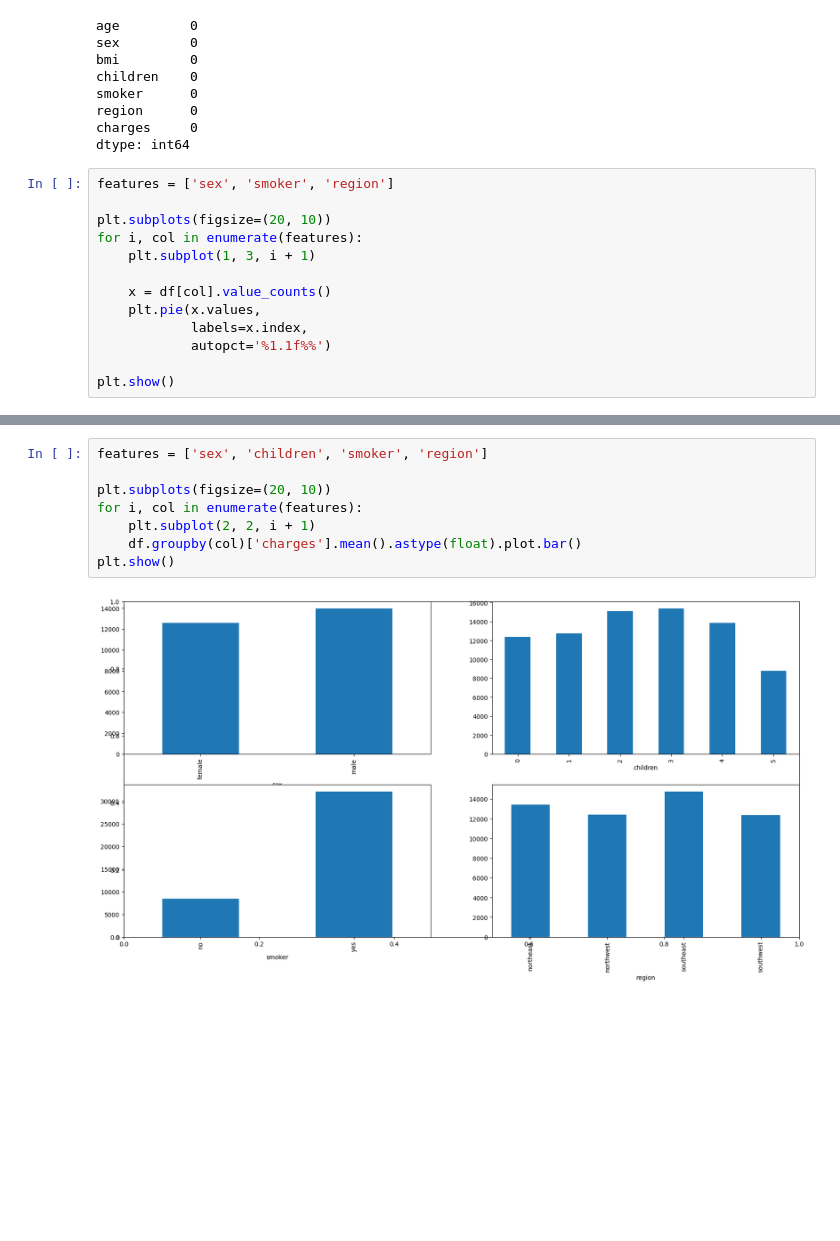
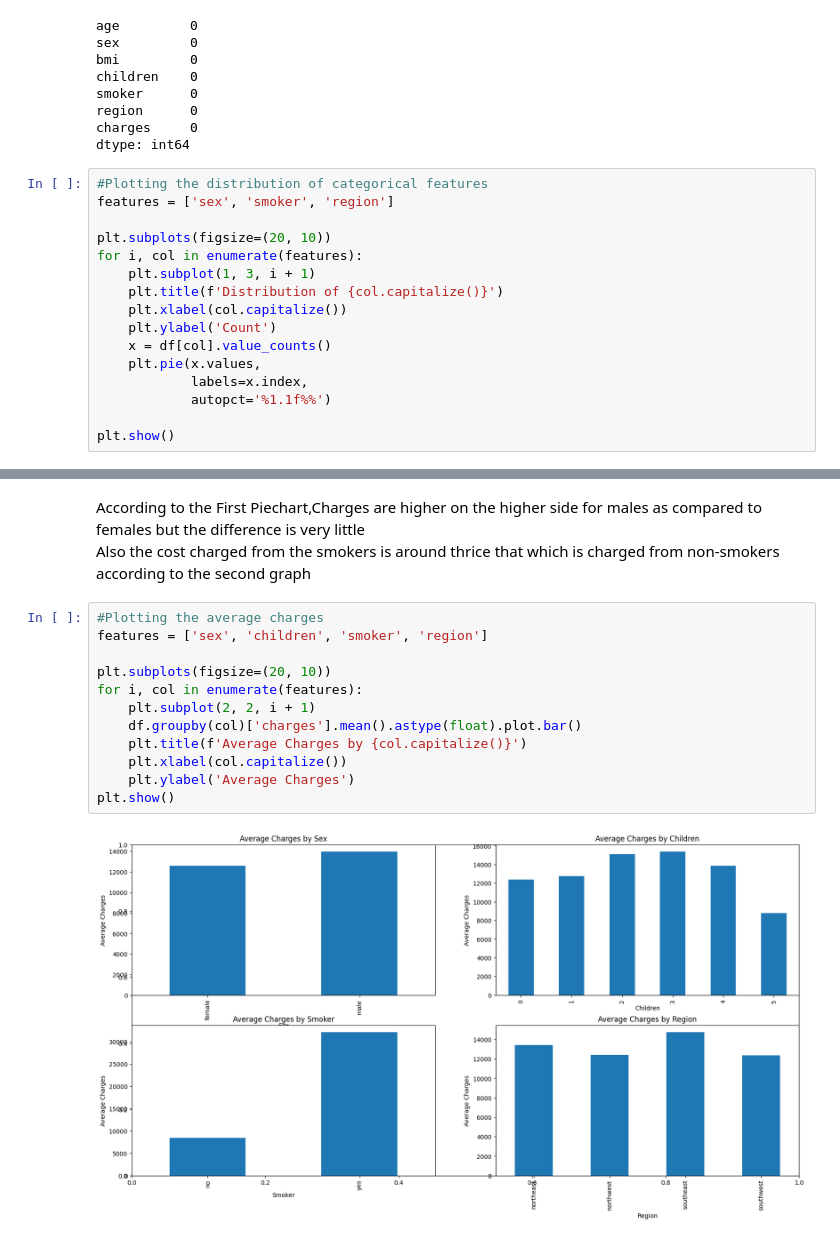
Before and after one commit to anthonybyamugisha/Insurance-Cost-Prediction-Model, a Jupyter notebook: insurance_cost.ipynb, the cells around one changed output, grey strips where cells are left out. Saved outputs shown, nothing was run; the diff lists cells and outputs as text; blank space fills up the shorter version.

```diff
--- a/insurance_cost.ipynb
+++ b/insurance_cost.ipynb
@@ -71,12 +71,15 @@ region      0
 charges     0
 dtype: int64
 # %%
+#Plotting the distribution of categorical features
 features = ['sex', 'smoker', 'region']
 
 plt.subplots(figsize=(20, 10))
 for i, col in enumerate(features):
     plt.subplot(1, 3, i + 1)
-
+    plt.title(f'Distribution of {col.capitalize()}')
+    plt.xlabel(col.capitalize())
+    plt.ylabel('Count')
     x = df[col].value_counts()
     plt.pie(x.values,
             labels=x.index,
@@ -88,10 +91,17 @@ plt.show()
+# %% [markdown]
+According to the First Piechart,Charges are higher on the higher side for males as compared to females but the difference is very little
+Also the cost charged from the smokers is around thrice that which is charged from non-smokers according to the second graph
 # %%
+#Plotting the average charges
 features = ['sex', 'children', 'smoker', 'region']
 
 plt.subplots(figsize=(20, 10))
 for i, col in enumerate(features):
     plt.subplot(2, 2, i + 1)
     df.groupby(col)['charges'].mean().astype(float).plot.bar()
+    plt.title(f'Average Charges by {col.capitalize()}')
+    plt.xlabel(col.capitalize())
+    plt.ylabel('Average Charges')
 plt.show()
 # %% [output]
-[figure, old version]
+[figure, new version]
```
Also changed, not shown: parts of 3 cells of this notebook.
